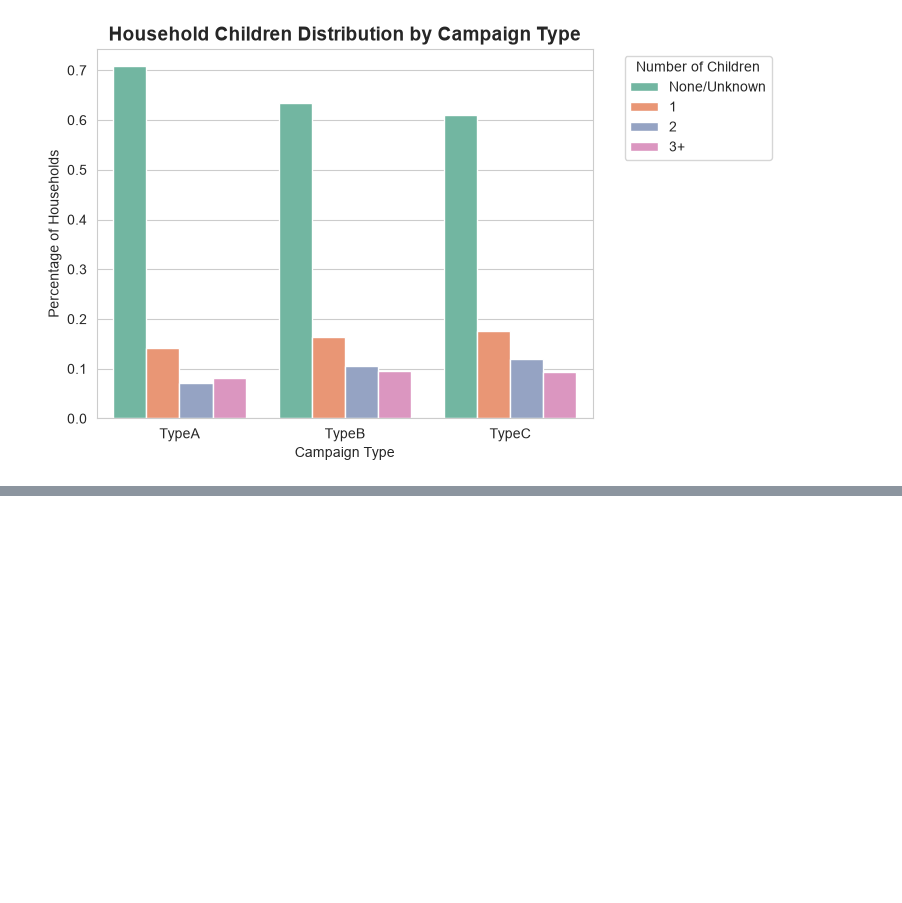
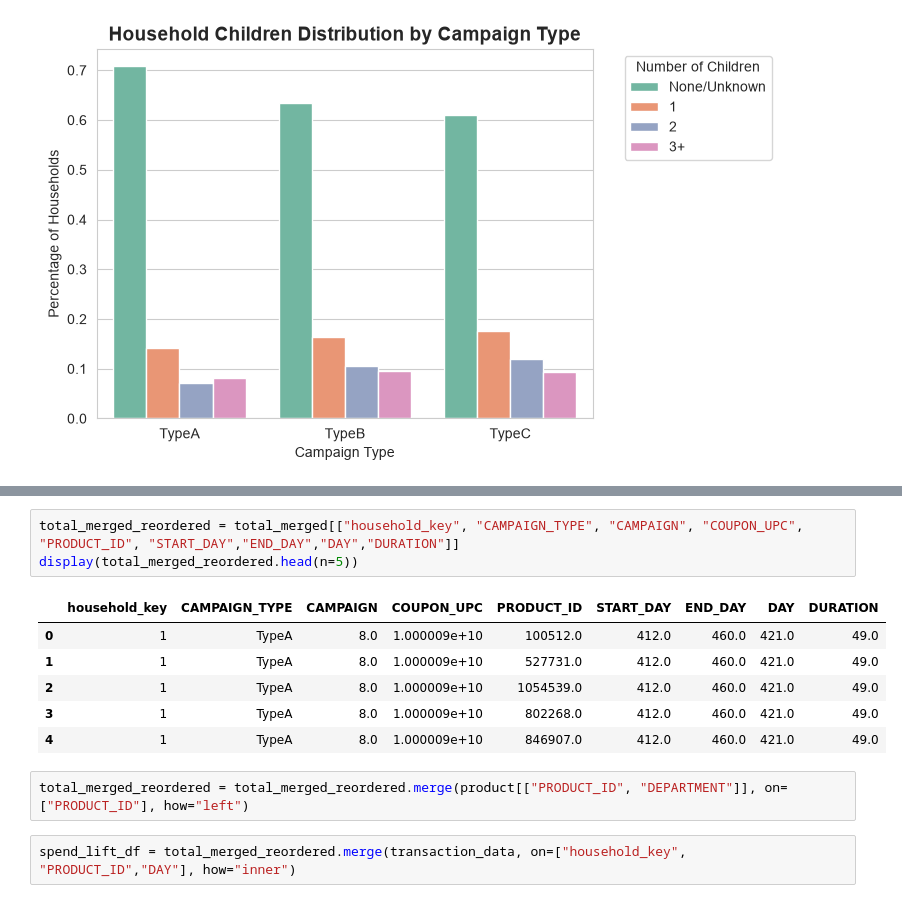
Before and after one commit to andrw0505/dunnhumby_project, a Jupyter notebook: bq1.ipynb, the cells around one changed output, grey strips where cells are left out. Saved outputs shown, nothing was run; the diff lists cells and outputs as text; blank space fills up the shorter version.

```diff
--- a/bq1.ipynb
+++ b/bq1.ipynb
@@ -1148,0 +1175,14 @@ plt.legend(title="Number of Children", bbox_to_anchor=(1.05, 1), loc='upper left
+# %%
+total_merged_reordered = total_merged[["household_key", "CAMPAIGN_TYPE", "CAMPAIGN", "COUPON_UPC", "PRODUCT_ID", "START_DAY","END_DAY","DAY","DURATION"]]
+display(total_merged_reordered.head(n=5))
+# %% [output]
+|  | household_key | CAMPAIGN_TYPE | CAMPAIGN | COUPON_UPC | PRODUCT_ID | START_DAY | END_DAY | DAY | DURATION |
+| 0 | 1 | TypeA | 8.0 | 1.000009e+10 | 100512.0 | 412.0 | 460.0 | 421.0 | 49.0 |
+| 1 | 1 | TypeA | 8.0 | 1.000009e+10 | 527731.0 | 412.0 | 460.0 | 421.0 | 49.0 |
+| 2 | 1 | TypeA | 8.0 | 1.000009e+10 | 1054539.0 | 412.0 | 460.0 | 421.0 | 49.0 |
+| 3 | 1 | TypeA | 8.0 | 1.000009e+10 | 802268.0 | 412.0 | 460.0 | 421.0 | 49.0 |
+| 4 | 1 | TypeA | 8.0 | 1.000009e+10 | 846907.0 | 412.0 | 460.0 | 421.0 | 49.0 |
+# %%
+total_merged_reordered = total_merged_reordered.merge(product[["PRODUCT_ID", "DEPARTMENT"]], on=["PRODUCT_ID"], how="left")
+# %%
+spend_lift_df = total_merged_reordered.merge(transaction_data, on=["household_key", "PRODUCT_ID","DAY"], how="inner")
```
Also changed, not shown: parts of 16 cells of this notebook.
